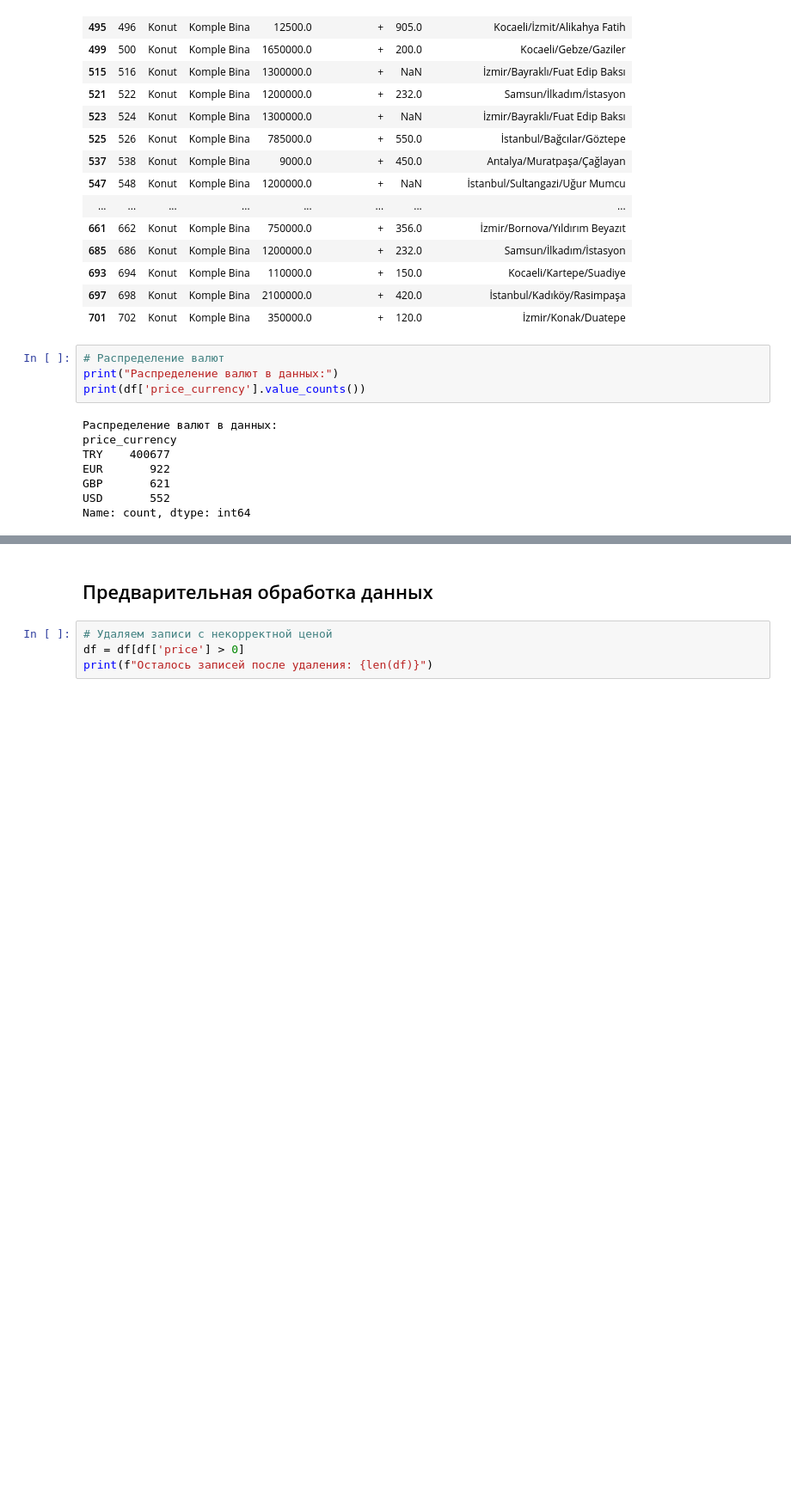
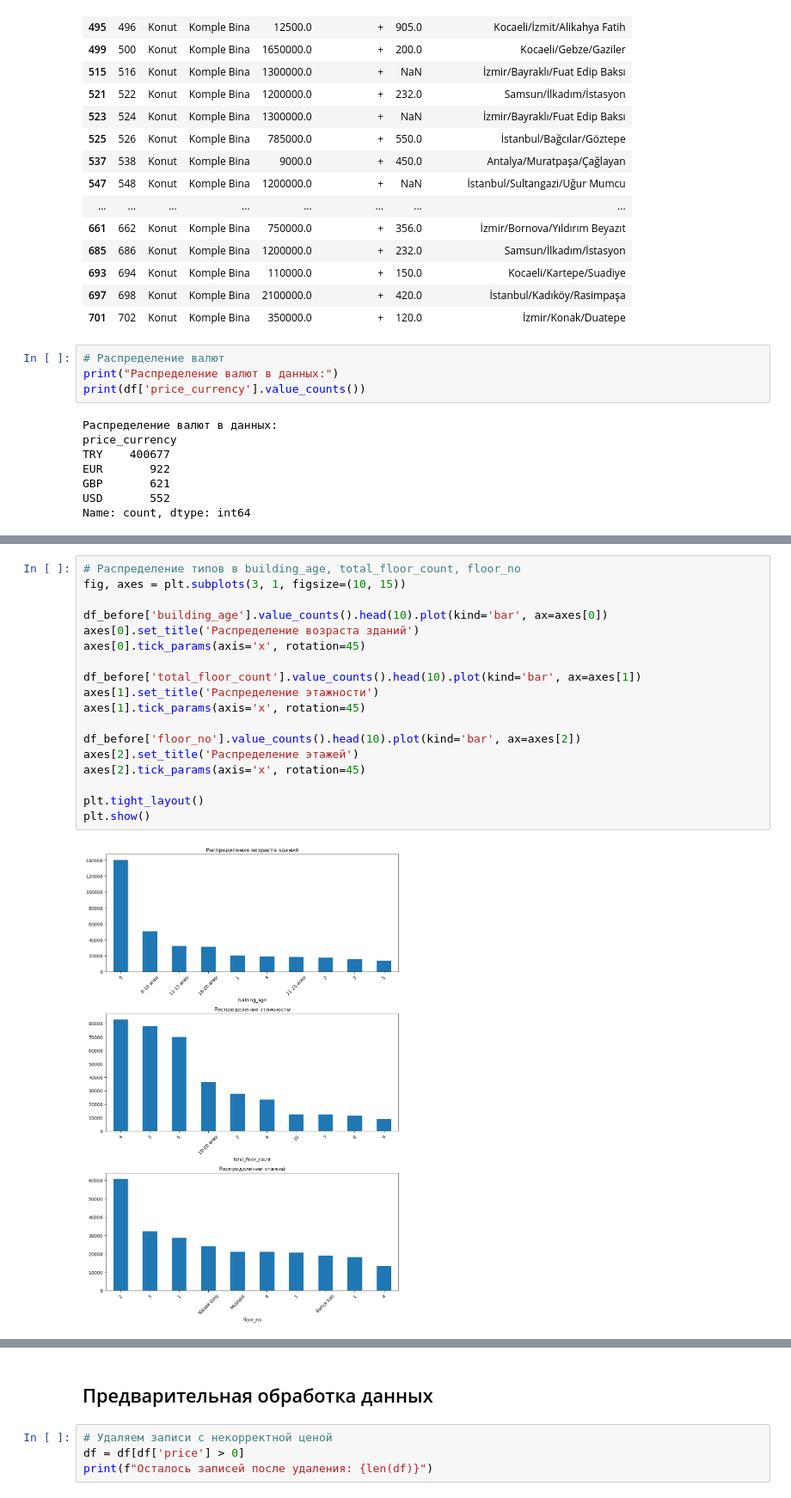
Before and after one commit to kri7ch/Machine-Learning-V2, a Jupyter notebook: joint_work/Рахмаев Петрова/jointworkFirst.ipynb, the cells around one changed output, grey strips where cells are left out. Shown at 86% size. Drawn from its saved outputs; the diff is of its cells as text; blank space fills up the shorter version.

```diff
--- a/joint_work/Рахмаев Петрова/jointworkFirst.ipynb
+++ b/joint_work/Рахмаев Петрова/jointworkFirst.ipynb
@@ -241,0 +310,20 @@ Name: count, dtype: int64
+# %%
+# Распределение типов в building_age, total_floor_count, floor_no
+fig, axes = plt.subplots(3, 1, figsize=(10, 15))
+
+df_before['building_age'].value_counts().head(10).plot(kind='bar', ax=axes[0])
+axes[0].set_title('Распределение возраста зданий')
+axes[0].tick_params(axis='x', rotation=45)
+
+df_before['total_floor_count'].value_counts().head(10).plot(kind='bar', ax=axes[1])
+axes[1].set_title('Распределение этажности')
+axes[1].tick_params(axis='x', rotation=45)
+
+df_before['floor_no'].value_counts().head(10).plot(kind='bar', ax=axes[2])
+axes[2].set_title('Распределение этажей')
+axes[2].tick_params(axis='x', rotation=45)
+
+plt.tight_layout()
+plt.show()
+# %% [output]
+[figure, added]
```
Also changed, not shown: parts of 20 cells of this notebook, 1 other file.
